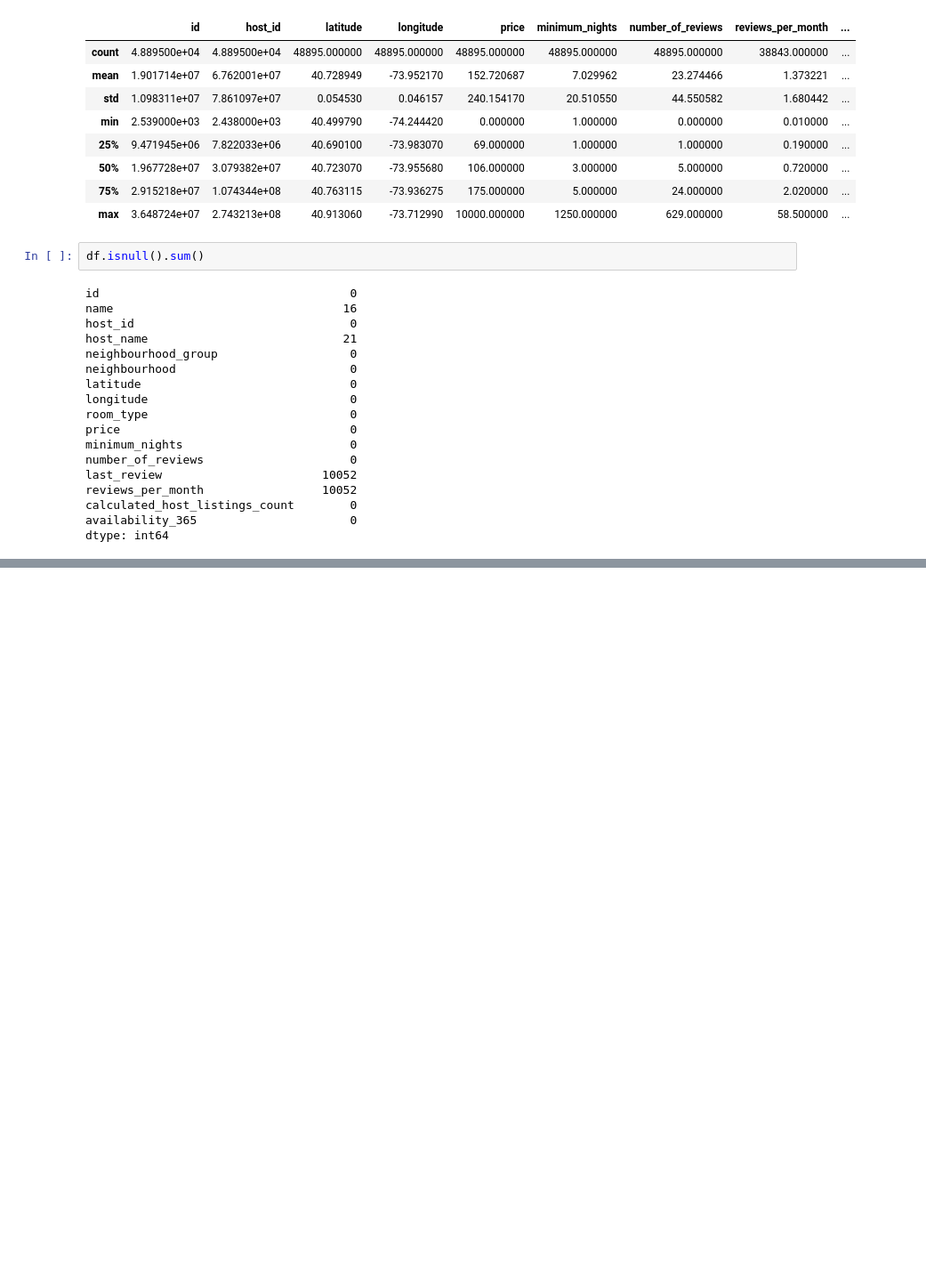
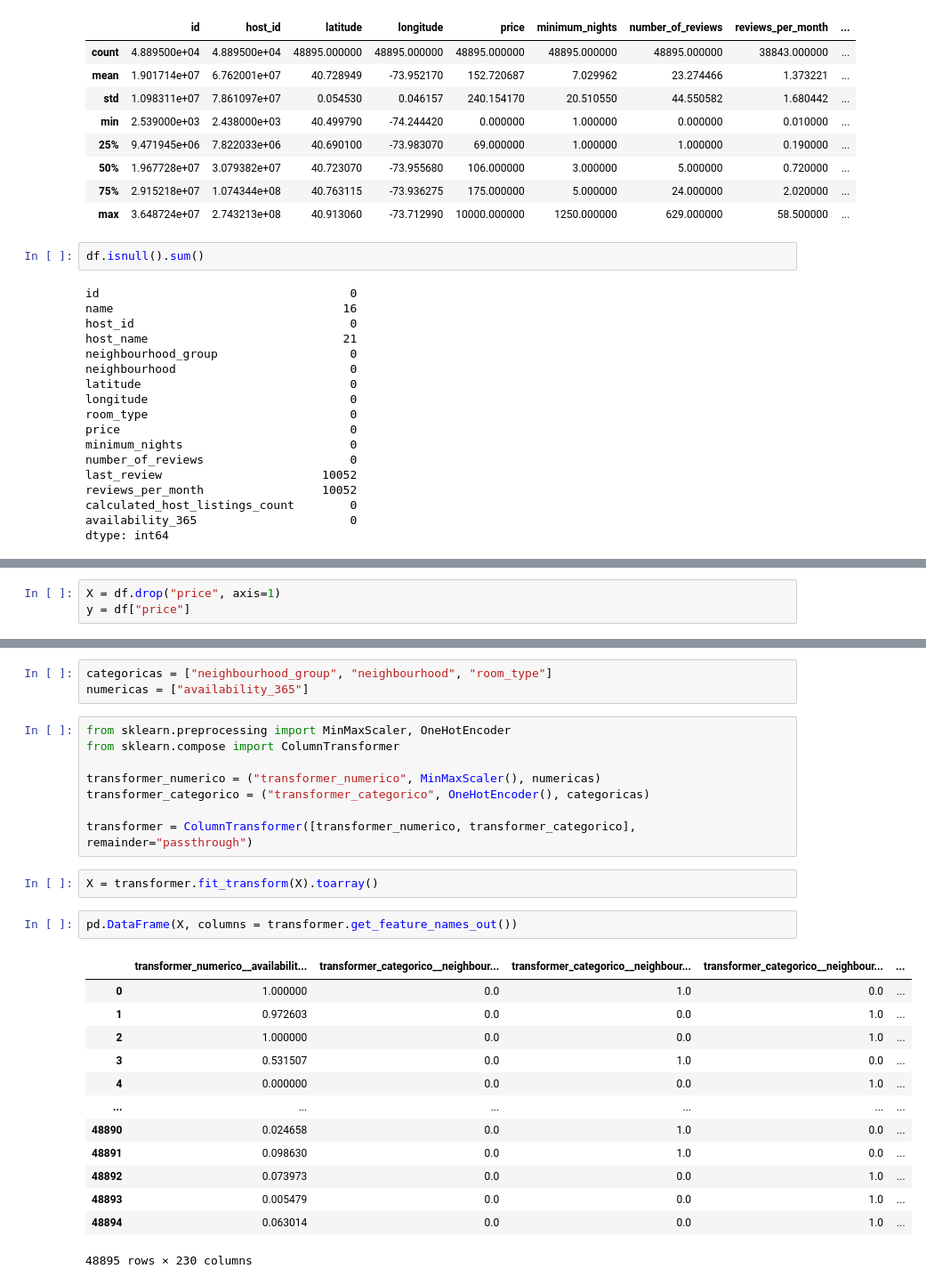
Before and after one commit to Factoria-F5-AI-Bootcamp-1-Edicion/NY_Airbnb, a Jupyter notebook: precios.ipynb, the cells around one changed output, grey strips where cells are left out. Shown at 89% size. Cells and saved outputs as stored; diff of their text form; blank space fills up the shorter version.

```diff
--- a/precios.ipynb
+++ b/precios.ipynb
@@ -51,0 +63,3 @@ dtype: int64
+# %%
+X = df.drop("price", axis=1)
+y = df["price"]
@@ -51,0 +84,29 @@ dtype: int64
+# %%
+categoricas = ["neighbourhood_group", "neighbourhood", "room_type"]
+numericas = ["availability_365"]
+# %%
+from sklearn.preprocessing import MinMaxScaler, OneHotEncoder
+from sklearn.compose import ColumnTransformer
+
+transformer_numerico = ("transformer_numerico", MinMaxScaler(), numericas)
+transformer_categorico = ("transformer_categorico", OneHotEncoder(), categoricas)
+
+transformer = ColumnTransformer([transformer_numerico, transformer_categorico], remainder="passthrough")
+# %%
+X = transformer.fit_transform(X).toarray()
+# %%
+pd.DataFrame(X, columns = transformer.get_feature_names_out())
+# %% [output]
+|  | transformer_numerico__availabilit... | transformer_categorico__neighbour... | transformer_categorico__neighbour... | transformer_categorico__neighbour... | ... |
+| 0 | 1.000000 | 0.0 | 1.0 | 0.0 | ... |
+| 1 | 0.972603 | 0.0 | 0.0 | 1.0 | ... |
+| 2 | 1.000000 | 0.0 | 0.0 | 1.0 | ... |
+| 3 | 0.531507 | 0.0 | 1.0 | 0.0 | ... |
+| 4 | 0.000000 | 0.0 | 0.0 | 1.0 | ... |
+| ... | ... | ... | ... | ... | ... |
+| 48890 | 0.024658 | 0.0 | 1.0 | 0.0 | ... |
+| 48891 | 0.098630 | 0.0 | 1.0 | 0.0 | ... |
+| 48892 | 0.073973 | 0.0 | 0.0 | 1.0 | ... |
+| 48893 | 0.005479 | 0.0 | 0.0 | 1.0 | ... |
+| 48894 | 0.063014 | 0.0 | 0.0 | 1.0 | ... |
+48895 rows × 230 columns
```
Also changed, not shown: parts of 12 cells of this notebook.
